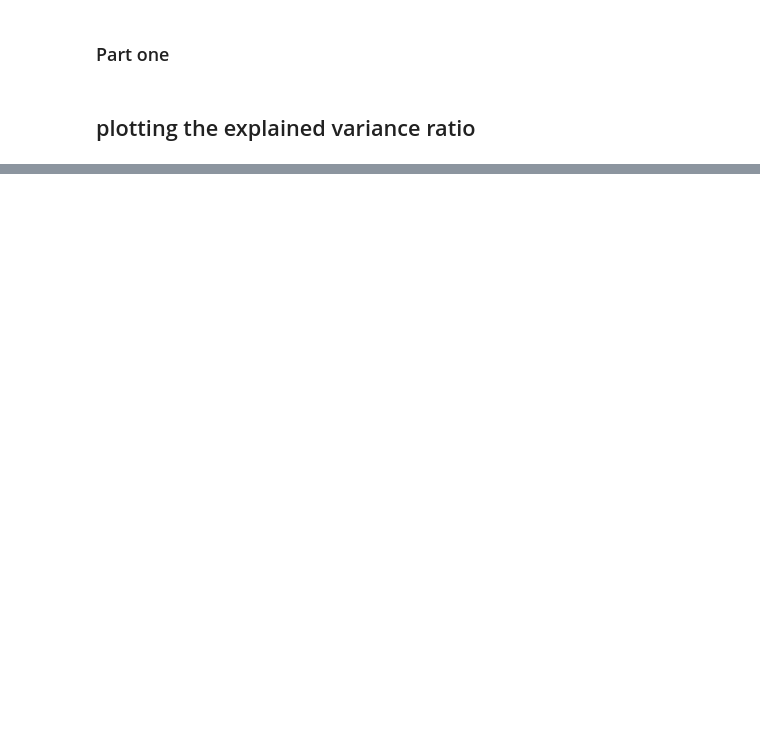
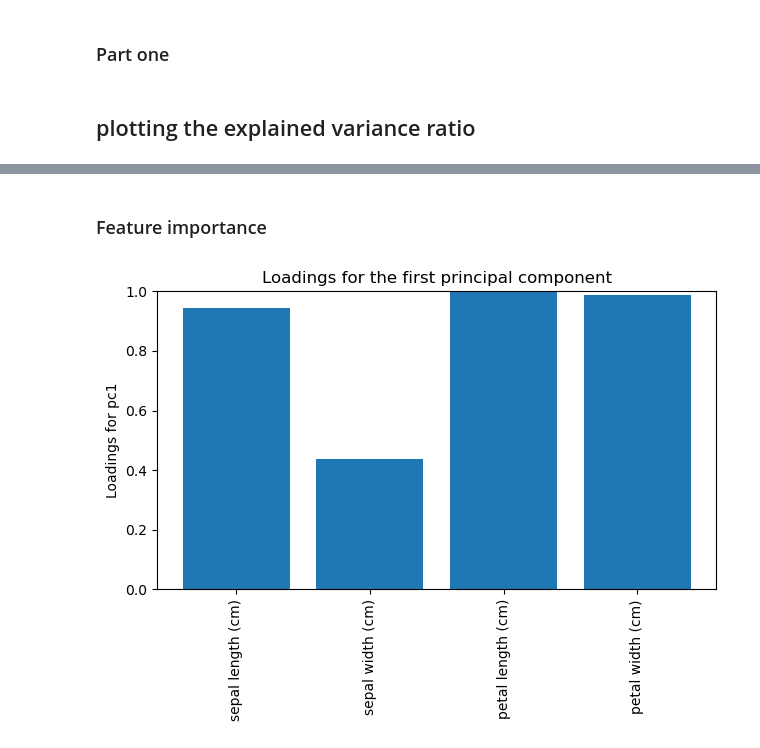
Before and after one commit to Danlof/Dimensionality_reduction, a Jupyter notebook: iris.ipynb, the cells around one changed output, grey strips where cells are left out. Drawn from its saved outputs; the diff is of its cells as text; code cells hidden in the pictures; blank space fills up the shorter version.

```diff
--- a/iris.ipynb
+++ b/iris.ipynb
@@ -115,3 +157,21 @@ plt.show()
+# %% [markdown]
+### Feature importance
+# %%
+loadings= pca.components_.T * np.sqrt(pca.explained_variance_)
+
+fig, ax = plt.subplots()
+ax.bar(range(len(iris.feature_names)),np.abs(loadings[:,0]),align='center')
+ax.set_ylabel('Loadings for pc1')
+
+ax.set_xticks(range(len(iris.feature_names)))
+ax.set_xticklabels(iris.feature_names,rotation=90)
+ax.set_title('Loadings for the first principal component')
+
+plt.ylim([0,1])
+plt.tight_layout()
+plt.show()
+# %% [output]
+[figure, added]
 # %%
 from sklearn.discriminant_analysis import LinearDiscriminantAnalysis as LDA
 
```
Also changed, not shown: parts of 8 cells of this notebook.
